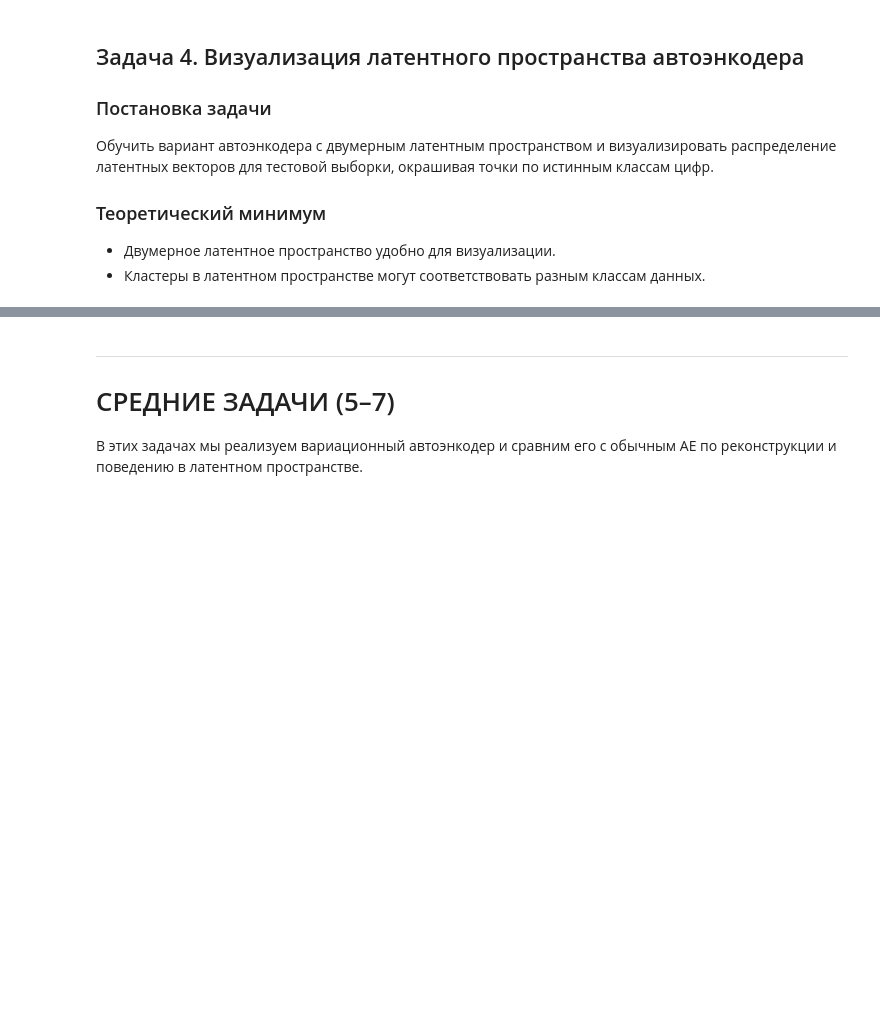
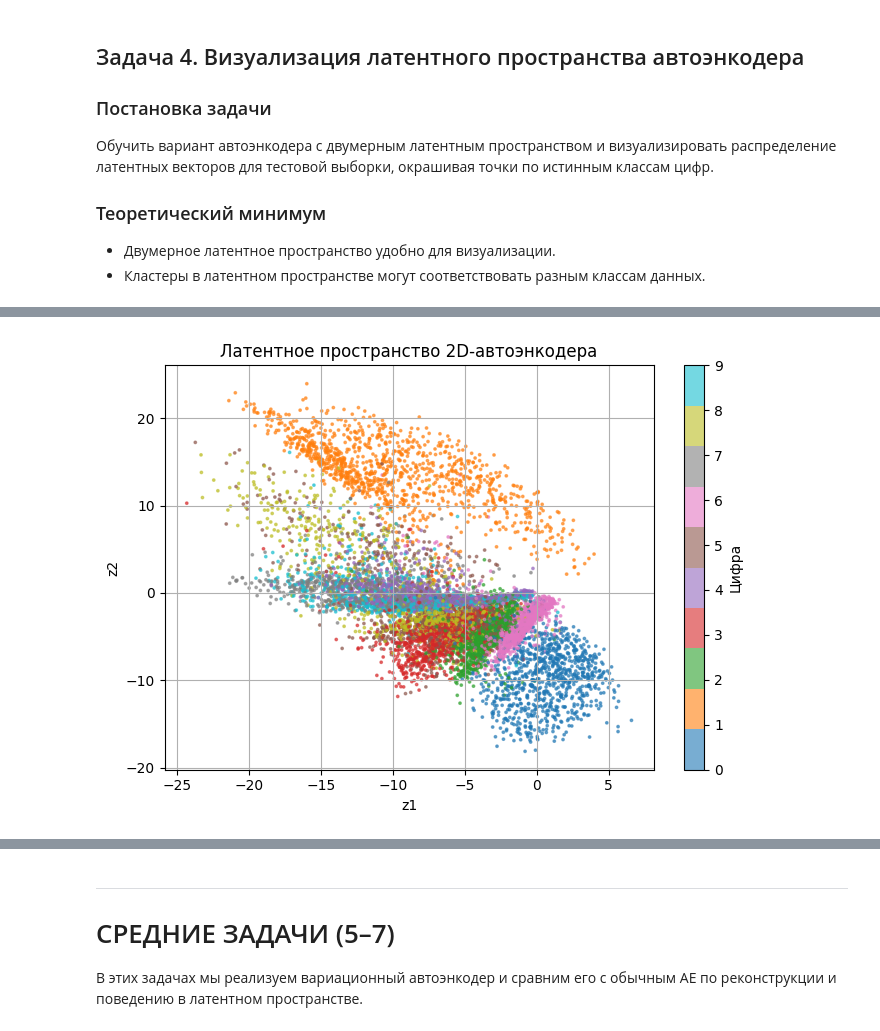
Before and after one commit to EgrSlv/DeepLearning__MIPT, a Jupyter notebook: Hw5_m5_ae_vae__Solovev_Egor.ipynb, the cells around one changed output, grey strips where cells are left out. Drawn from its saved outputs; the diff is of its cells as text; code cells hidden in the pictures; blank space fills up the shorter version.

```diff
--- a/Hw5_m5_ae_vae__Solovev_Egor.ipynb
+++ b/Hw5_m5_ae_vae__Solovev_Egor.ipynb
@@ -388,20 +397,65 @@ plt.subplots_adjust(hspace=-0.6); plt.tight_layout(); plt.show()
 # %%
 # Задача 4. Визуализация латентного пространства автоэнкодера
 
-# TODO: Обучите модель с latent_dim=2
-# ae_2d = AutoencoderLatent2D(latent_dim=2)
-# ...
+class AutoencoderLatent2D(SimpleAutoencoder):
+    def __init__(self, latent_dim):
+        super().__init__(latent_dim=latent_dim)
 
-# TODO: Получите латентные представления для test_dataset
-# latents = []
-# labels_list = []
-# with torch.no_grad():
-#     for images, labels in test_loader:
-#         z = ae_2d.encoder(images.view(images.size(0), -1))
-#         latents.append(z)
-#         labels_list.append(labels)
 
-# TODO: Визуализируйте scatter plot
-# plt.scatter(latents[:, 0], latents[:, 1], c=labels_list, cmap='tab10')
-# plt.colorbar()
-# plt.show()
+# ============================ Фиксирую случайность ============================
+random.seed(SEED)
+np.random.seed(SEED)
+torch.manual_seed(SEED)
+if torch.cuda.is_available():
+    torch.cuda.manual_seed_all(SEED)
+
+# DONE: Обучите модель с latent_dim=2 ==========================================
+ae_2d = AutoencoderLatent2D(latent_dim=2).to(DEVICE)
+optimizer = torch.optim.Adam(ae_2d.parameters(), lr=1e-3)
+
+train_losses = []
+epochs = 8
+for epoch in range(1, epochs+1):
+    ae_2d.train()
+    losses = []
+    for images, _ in train_loader:
+        images = images.to(DEVICE)
+        optimizer.zero_grad()
+        out_images = ae_2d(images)
+        loss = loss_criterion(out_images, images)
+        loss.backward()
+        optimizer.step()
+        losses.append(loss.item())
+    train_losses.append(sum(losses) / len(losses))
+    print(f"[2D AE] Эпоха {epoch}/{epochs}, loss = {train_losses[-1]:.4f}")
+
+# DONE: Получите латентные представления для test_dataset ======================
+latents = []
+labels_list = []
+with torch.no_grad():
+    for images, labels in test_loader:
+        images = images.to(DEVICE)
+        z = ae_2d.encoder(images.view(images.shape[0], -1))
+        latents.append(z.cpu())  # с cuda на cpu
+        labels_list.append(labels)
+latents_tensor = torch.cat(latents, dim=0)
+labels_tensor = torch.cat(labels_list, dim=0)
+
+# DONE: Визуализируйте scatter plot ============================================
+plt.figure(figsize=(7, 5))
+sc = plt.scatter(
+    latents_tensor[:, 1],
+    latents_tensor[:, 0],
+    c=labels_tensor,
+    cmap="tab10",
+    alpha=0.6,
+    s=3
+)
+plt.colorbar(sc, label="Цифра")
+plt.xlabel("z1")
+plt.ylabel("z2")
+plt.title("Латентное пространство 2D-автоэнкодера")
+plt.grid()
+plt.tight_layout()
+plt.show()
+# %% [output]
@@ -408,2 +470,3 @@ plt.subplots_adjust(hspace=-0.6); plt.tight_layout(); plt.show()
+[figure, added]
 # %% [markdown]
 **Интерпретация:**
```
Also changed, not shown: parts of 20 cells of this notebook.
